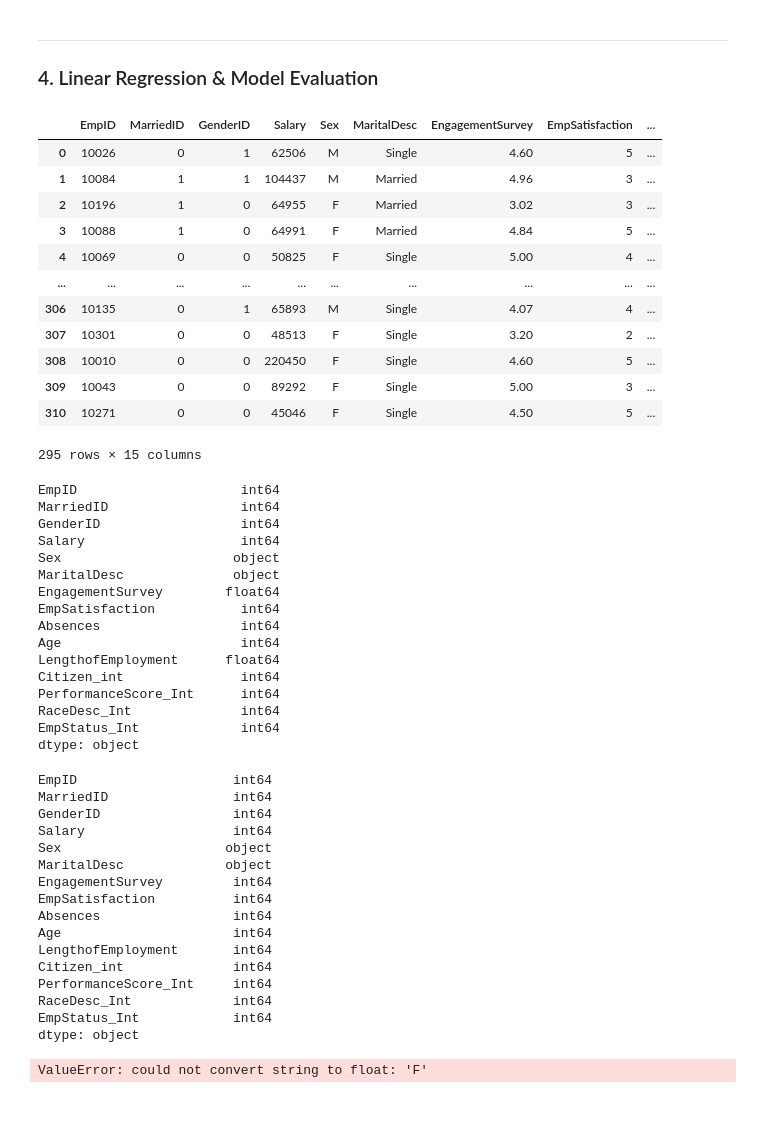
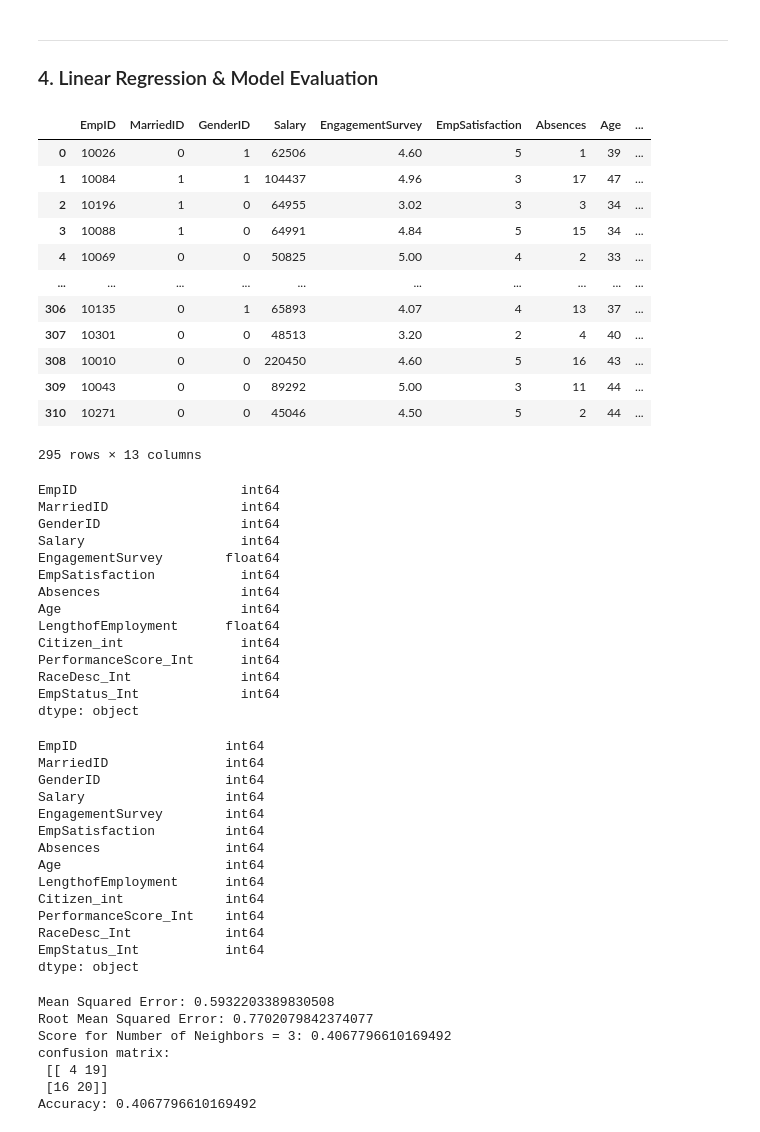
Before and after one commit to akazachk-teaching/Project-Group-5, a Jupyter notebook: project-code.ipynb, the cells around one changed output. Cells and saved outputs as stored; diff of their text form; code cells hidden in the pictures.

```diff
--- a/project-code.ipynb
+++ b/project-code.ipynb
@@ -307,27 +359,27 @@ plt.savefig('correlation_charts.png')
 # %%
 ##Time to make a classification model to predict what employees are gonna quit
 #Split the dataset into training and test sets
 df_test = df_int
-df_test = df_test.drop('TermReason', axis=1)
+df_test = df_test.drop(['TermReason','MaritalDesc', 'Sex'] , axis=1)
 X = df_test.drop('EmpStatus_Int',axis=1)
 Y = df_test['EmpStatus_Int']
 X_train, X_test, Y_train, Y_test = train_test_split(X, Y, test_size=0.2,random_state=42)
 
 df_test
 # %% [output]
-|  | EmpID | MarriedID | GenderID | Salary | Sex | MaritalDesc | EngagementSurvey | EmpSatisfaction | ... |
-| 0 | 10026 | 0 | 1 | 62506 | M | Single | 4.60 | 5 | ... |
-| 1 | 10084 | 1 | 1 | 104437 | M | Married | 4.96 | 3 | ... |
-| 2 | 10196 | 1 | 0 | 64955 | F | Married | 3.02 | 3 | ... |
-| 3 | 10088 | 1 | 0 | 64991 | F | Married | 4.84 | 5 | ... |
-| 4 | 10069 | 0 | 0 | 50825 | F | Single | 5.00 | 4 | ... |
+|  | EmpID | MarriedID | GenderID | Salary | EngagementSurvey | EmpSatisfaction | Absences | Age | ... |
+| 0 | 10026 | 0 | 1 | 62506 | 4.60 | 5 | 1 | 39 | ... |
+| 1 | 10084 | 1 | 1 | 104437 | 4.96 | 3 | 17 | 47 | ... |
+| 2 | 10196 | 1 | 0 | 64955 | 3.02 | 3 | 3 | 34 | ... |
+| 3 | 10088 | 1 | 0 | 64991 | 4.84 | 5 | 15 | 34 | ... |
+| 4 | 10069 | 0 | 0 | 50825 | 5.00 | 4 | 2 | 33 | ... |
 | ... | ... | ... | ... | ... | ... | ... | ... | ... | ... |
-| 306 | 10135 | 0 | 1 | 65893 | M | Single | 4.07 | 4 | ... |
-| 307 | 10301 | 0 | 0 | 48513 | F | Single | 3.20 | 2 | ... |
-| 308 | 10010 | 0 | 0 | 220450 | F | Single | 4.60 | 5 | ... |
-| 309 | 10043 | 0 | 0 | 89292 | F | Single | 5.00 | 3 | ... |
-| 310 | 10271 | 0 | 0 | 45046 | F | Single | 4.50 | 5 | ... |
+| 306 | 10135 | 0 | 1 | 65893 | 4.07 | 4 | 13 | 37 | ... |
+| 307 | 10301 | 0 | 0 | 48513 | 3.20 | 2 | 4 | 40 | ... |
+| 308 | 10010 | 0 | 0 | 220450 | 4.60 | 5 | 16 | 43 | ... |
+| 309 | 10043 | 0 | 0 | 89292 | 5.00 | 3 | 11 | 44 | ... |
+| 310 | 10271 | 0 | 0 | 45046 | 4.50 | 5 | 2 | 44 | ... |
-295 rows × 15 columns
+295 rows × 13 columns
 # %%
 print(df_test.dtypes)
 # %% [output]
@@ -335,8 +387,6 @@ EmpID                     int64
 MarriedID                 int64
 GenderID                  int64
 Salary                    int64
-Sex                      object
-MaritalDesc              object
 EngagementSurvey        float64
 EmpSatisfaction           int64
 Absences                  int64
@@ -353,21 +403,19 @@ df_test['EngagementSurvey'] = df_test['EngagementSurvey'].astype('int64')
 df_test['LengthofEmployment'] = df_test['LengthofEmployment'].astype('int64')
 print(df_test.dtypes)
 # %% [output]
-EmpID                    int64
-MarriedID                int64
-GenderID                 int64
-Salary                   int64
-Sex                     object
-MaritalDesc             object
-EngagementSurvey         int64
-EmpSatisfaction          int64
-Absences                 int64
-Age                      int64
-LengthofEmployment       int64
-Citizen_int              int64
-PerformanceScore_Int     int64
-RaceDesc_Int             int64
-EmpStatus_Int            int64
+EmpID                   int64
+MarriedID               int64
+GenderID                int64
+Salary                  int64
+EngagementSurvey        int64
+EmpSatisfaction         int64
+Absences                int64
+Age                     int64
+LengthofEmployment      int64
+Citizen_int             int64
+PerformanceScore_Int    int64
+RaceDesc_Int            int64
+EmpStatus_Int           int64
 dtype: object
 # %%
 # Create KNN classifier with k=3
@@ -387,4 +435,10 @@ conf_mat = confusion_matrix(Y_test,y_pred)
 print('confusion matrix: \n', conf_mat)
 print("Accuracy:", accuracy_score(Y_test,y_pred))
 # %% [output]
-ValueError: could not convert string to float: 'F'
+Mean Squared Error: 0.5932203389830508
+Root Mean Squared Error: 0.7702079842374077
+Score for Number of Neighbors = 3: 0.4067796610169492
+confusion matrix:
+ [[ 4 19]
+ [16 20]]
+Accuracy: 0.4067796610169492
```
Also changed, not shown: parts of 6 cells of this notebook, 1 other file.
